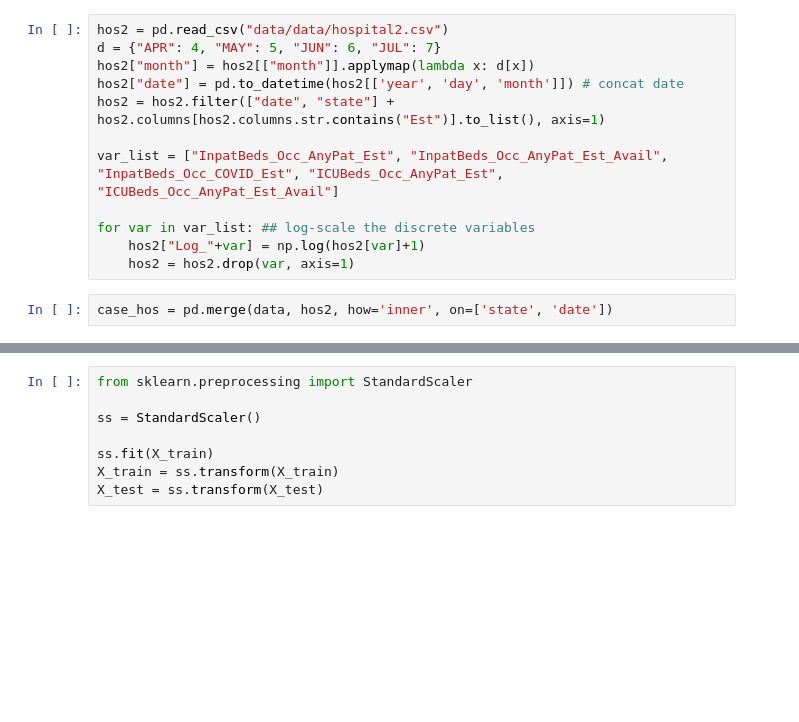
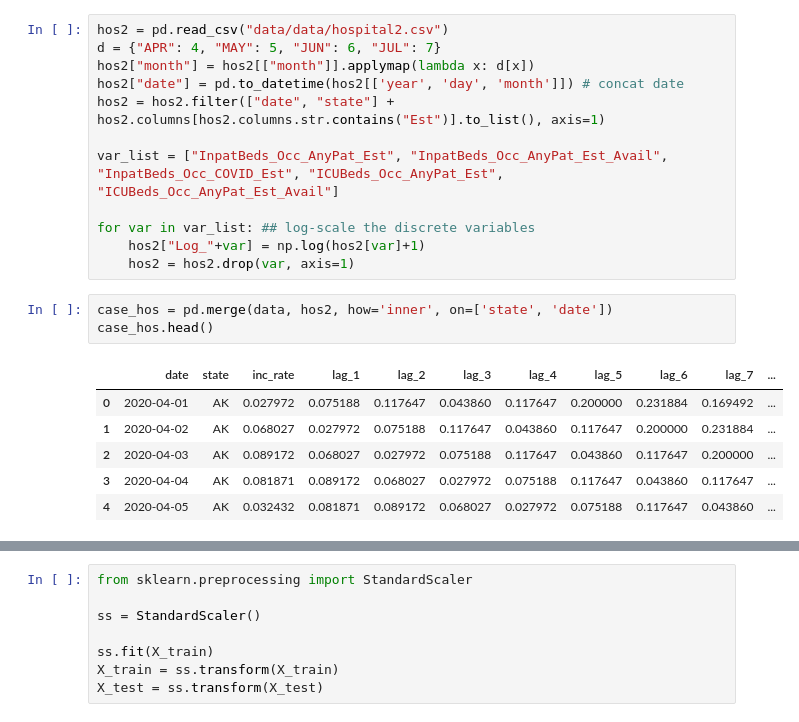
Before and after one commit to QianyinLu/BIOSTAT823-Final-Project, a Jupyter notebook: case level.ipynb, the cells around one changed output, grey strips where cells are left out. Saved outputs shown, nothing was run; the diff lists cells and outputs as text; blank space fills up the shorter version.

```diff
--- a/case level.ipynb
+++ b/case level.ipynb
@@ -54,3 +49,11 @@ for var in var_list: ## log-scale the discrete variables
     hos2 = hos2.drop(var, axis=1)
 # %%
 case_hos = pd.merge(data, hos2, how='inner', on=['state', 'date'])
+case_hos.head()
+# %% [output]
+|  | date | state | inc_rate | lag_1 | lag_2 | lag_3 | lag_4 | lag_5 | lag_6 | lag_7 | ... |
+| 0 | 2020-04-01 | AK | 0.027972 | 0.075188 | 0.117647 | 0.043860 | 0.117647 | 0.200000 | 0.231884 | 0.169492 | ... |
+| 1 | 2020-04-02 | AK | 0.068027 | 0.027972 | 0.075188 | 0.117647 | 0.043860 | 0.117647 | 0.200000 | 0.231884 | ... |
+| 2 | 2020-04-03 | AK | 0.089172 | 0.068027 | 0.027972 | 0.075188 | 0.117647 | 0.043860 | 0.117647 | 0.200000 | ... |
+| 3 | 2020-04-04 | AK | 0.081871 | 0.089172 | 0.068027 | 0.027972 | 0.075188 | 0.117647 | 0.043860 | 0.117647 | ... |
+| 4 | 2020-04-05 | AK | 0.032432 | 0.081871 | 0.089172 | 0.068027 | 0.027972 | 0.075188 | 0.117647 | 0.043860 | ... |
```
Also changed, not shown: parts of 15 cells of this notebook, 1 other file.
